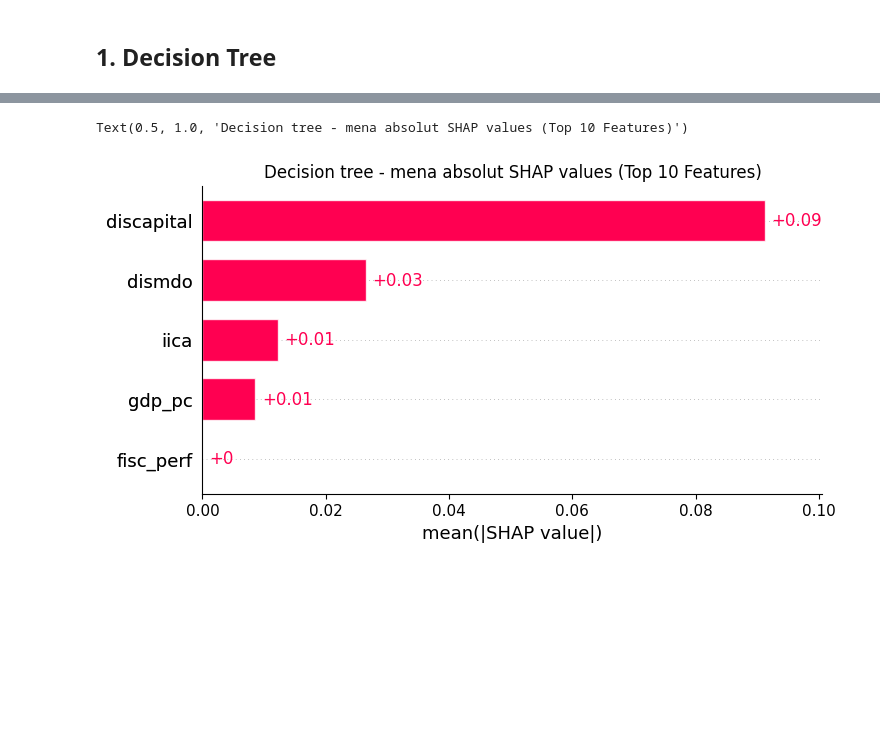
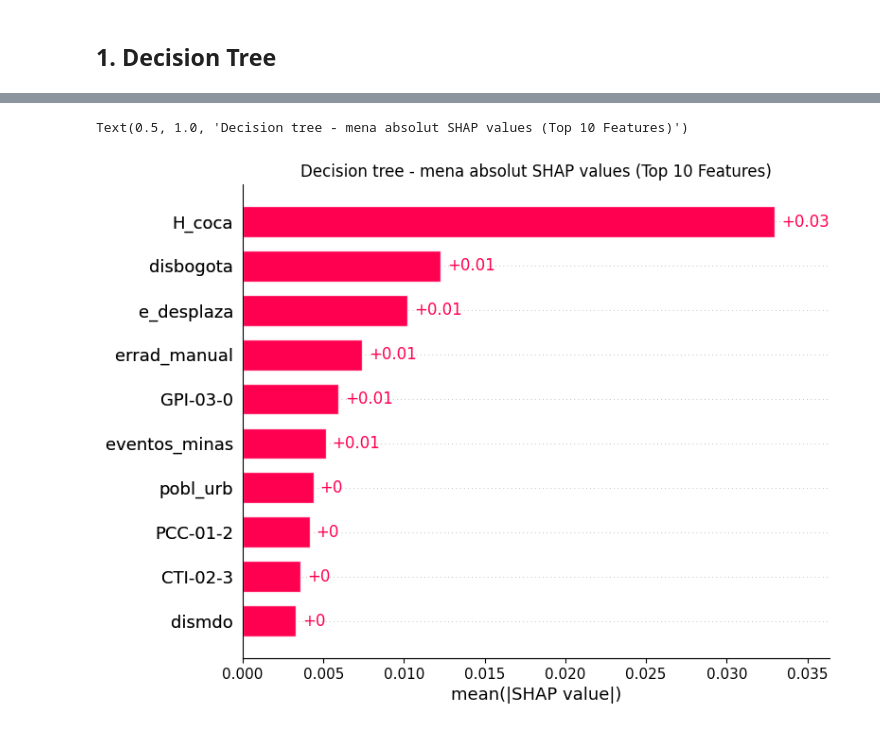
Before and after one commit to cpj97/MDS_thesis, a Jupyter notebook: Code/decisiontree 2.ipynb, the cells around one changed output, grey strips where cells are left out. Saved outputs shown, nothing was run; the diff lists cells and outputs as text; code cells hidden in the pictures; blank space fills up the shorter version.

```diff
--- a/Code/decisiontree 2.ipynb
+++ b/Code/decisiontree 2.ipynb
@@ -86,10 +86,6 @@ import numpy as np
 from sklearn.tree import DecisionTreeRegressor
 from sklearn.metrics import mean_squared_error, mean_absolute_error, r2_score
 
-
-# Function for Adjusted R²
-def adjusted_r2(r2, n, k):
-    return 1 - (1 - r2) * ((n - 1) / (n - k - 1))
 
 # Define hyperparameters to test
 max_depth_values = [3, 5, 10, 20, None]
@@ -118,8 +114,6 @@ for train_idx, test_idx in panel_split.split(X1, y):
 
         n_train, k = X_train.shape
         n_test = X_test.shape[0]
-        adj_r2_train = adjusted_r2(r2_train, n_train, k)
-        adj_r2_test = adjusted_r2(r2_test, n_test, k)
 
         # Store fold results
         if max_depth not in results_dt:
@@ -130,9 +124,7 @@ for train_idx, test_idx in panel_split.split(X1, y):
             "RMSE": rmse_test,
             "MAE": mae_test,
             "R2_train": r2_train,
-            "R2_test": r2_test,
-            "Adj_R2_train": adj_r2_train,
-            "Adj_R2_test": adj_r2_test
+            "R2_test": r2_test
         })
 
 # Average results across folds
@@ -153,6 +145,4 @@ print(f"📊 RMSE: {best_metrics['RMSE']:.4f}")
 print(f"📊 MAE: {best_metrics['MAE']:.4f}")
 print(f"📊 R² (Train): {best_metrics['R2_train']:.4f}")
 print(f"📊 R² (Test): {best_metrics['R2_test']:.4f}")
-print(f"📊 Adj. R² (Train): {best_metrics['Adj_R2_train']:.4f}")
-print(f"📊 Adj. R² (Test): {best_metrics['Adj_R2_test']:.4f}")
 # %% [output]
@@ -302,20 +284,16 @@ best_params, best_metrics
 # %%
 import numpy as np
 import pandas as pd
-from sklearn.ensemble import RandomForestRegressor
 from sklearn.model_selection import GridSearchCV
 from sklearn.metrics import mean_squared_error, mean_absolute_error, r2_score
 
-
-### Adjusted R² function
-def adjusted_r2(r2, n, k):
-    return 1 - (1 - r2) * ((n - 1) / (n - k - 1))
 
 # Define hyperparameter grid for DecisionTreeRegressor
 param_grid = {
     "max_depth": [5, 10, 20, None],
     "min_samples_split": [2, 5, 10],
     "min_samples_leaf": [1, 2, 4],
+    "ccp_alpha": [0.0, 0.001, 0.01]
 }
 
 # Define the model (no hyperparameters here — GridSearchCV will handle it)
@@ -373,8 +351,6 @@ for train_idx, test_idx in panel_split.split(X1, y):
     # Compute Adjusted R²
     n_train, k = X1_train.shape
     n_test = X1_test.shape[0]
-    adj_r2_train = adjusted_r2(r2_train, n_train, k)
-    adj_r2_test = adjusted_r2(r2_test, n_test, k)
 
     # Store results
     results.append({
@@ -382,9 +358,7 @@ for train_idx, test_idx in panel_split.split(X1, y):
         "RMSE": rmse_test,
         "MAE": mae_test,
         "R2_train": r2_train,
-        "R2_test": r2_test,
-        "Adj_R2_train": adj_r2_train,
-        "Adj_R2_test": adj_r2_test
+        "R2_test": r2_test
     })
 
 # Compute average performance across folds
@@ -392,11 +366,13 @@ best_metrics = {metric: np.mean([fold[metric] for fold in results]) for metric i
 
 ### Print optimal hyperparameters and performance
 #print(f"🌲 Best Random Forest Parameters: n_estimators={best_params['n_estimators']}, max_depth={best_params['max_depth']}")
+#print(f"✅ Best Overall Parameters: {best_model['params']}")
 print(f"📊 Best MSE: {best_metrics['MSE']:.4f}")
 print(f"📊 Best RMSE: {best_metrics['RMSE']:.4f}")
 print(f"📊 Best MAE: {best_metrics['MAE']:.4f}")
 print(f"📊 R² (Train): {best_metrics['R2_train']:.4f}")
 print(f"📊 R² (Test): {best_metrics['R2_test']:.4f}")
-print(f"📊 Adj. R² (Train): {best_metrics['Adj_R2_train']:.4f}")
-print(f"📊 Adj. R² (Test): {best_metrics['Adj_R2_test']:.4f}")
+print("✅ Best Decision Tree Parameters:")
+for param, value in best_params.items():
+    print(f"   - {param}: {value}")
 # %% [output]
@@ -470,29 +450,29 @@ plt.show()
 # %%
 # 🔹 Compute SHAP Values for Feature Importance
 explainer = shap.TreeExplainer(best_model)
-shap_values = explainer(X1_train)
+shap_values = explainer(X1)
 
 # Compute mean absolute SHAP values for each feature
 shap_abs_mean = np.abs(shap_values.values).mean(axis=0)
 
 # Get indices of the top 10 features
 top_10_indices = np.argsort(shap_abs_mean)[-10:]
 top_10_indices
 
 # Filter SHAP values to keep only the top 10 features
 shap_values_top10 = shap.Explanation(
     values=shap_values.values[:, top_10_indices],  # Keep only top 10 values
     base_values=shap_values.base_values,  # Keep base values
     data=shap_values.data[:, top_10_indices],  # Keep only top 10 feature data
     feature_names=[original_feature_names[i] for i in top_10_indices]  # Correct feature names
 )
 
 
 # Plot the bar chart without "other features"
 shap.plots.bar(shap_values_top10, show=False)
 plt.title("Decision tree - mena absolut SHAP values (Top 10 Features)")
 # “The absolute contribution of coca crops to the model’s predictions corresponds to an average shift of about 0.02 on the log(1 + yearly forest loss per capita) scale,
 # which translates to roughly a 2% multiplicative effect on (1 + yearly forest loss per capita).”
 # %% [output]
 Text(0.5, 1.0, 'Decision tree - mena absolut SHAP values (Top 10 Features)')
-[figure, old version]
+[figure, new version]
```
Also changed, not shown: parts of 12 cells of this notebook, 2 other files.
